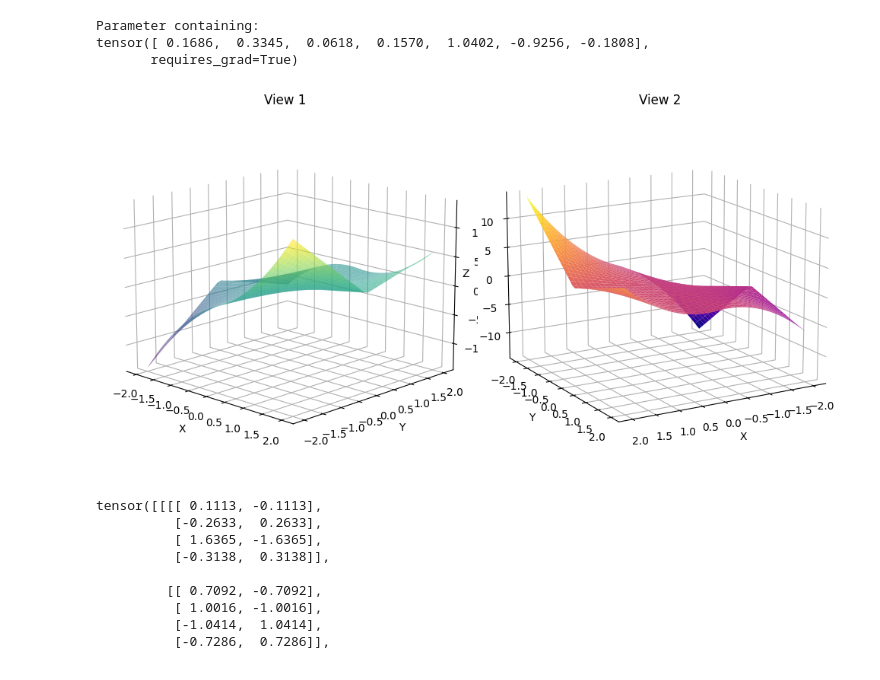
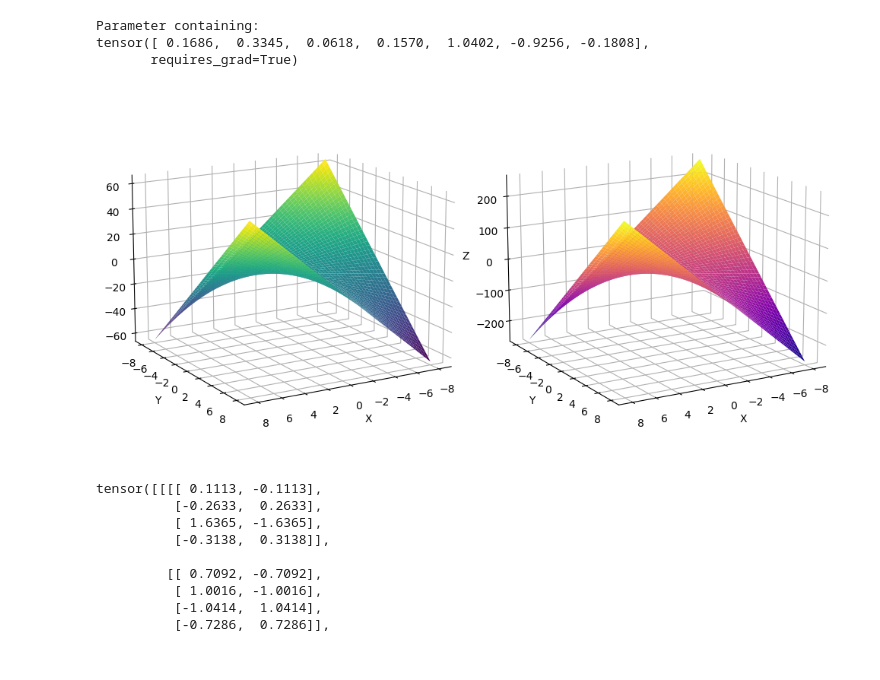
Before and after one commit to jeongwhanchoi/SAMSA, a Jupyter notebook: CASA for Graph/interactive_notebook.ipynb, the cells around one changed output. Cells and saved outputs as stored; diff of their text form; code cells hidden in the pictures.

```diff
--- a/CASA for Graph/interactive_notebook.ipynb
+++ b/CASA for Graph/interactive_notebook.ipynb
@@ -140,18 +140,31 @@ import numpy as np
 #   """Function to be plotted."""
 #   return (y + 1) * x + (y) * np.log(1 + np.exp(x))
 
-# def f(x, y):
-#   """
-#   This function takes two numbers x and y and returns the maximum of the two.
-#   """
-#   term1 = np.maximum(x + y, - y - x)
-#   # term1 = term1 * np.abs(term1)
-#   term2 = np.minimum(x - y, y - x)
-#   # term2 = term2 * np.abs(term2)
-#   return term1 + term2
-#   # return x * y
-#   # return np.log((term1 + term2) - 4 * x * y)
-#   # return np.exp(term1) + np.exp(term2)) / (np.exp(term1) + np.exp(term2) + np.exp(term1 * -1) + np.exp(term2 * -1)
+def f1(x, y):
+    """
+    This function takes two numbers x and y and returns the maximum of the two.
+    """
+    # term1 = np.maximum(x + y, - y - x)
+    # # term1 = term1 * np.abs(term1)
+    # term2 = np.minimum(x - y, y - x)
+    # # term2 = term2 * np.abs(term2)
+    # # return term1 + term2
+    return x * y
+    # return (term1 + term2)
+    # return np.exp(term1) + np.exp(term2)) / (np.exp(term1) + np.exp(term2) + np.exp(term1 * -1) + np.exp(term2 * -1)
+
+def f2(x, y):
+    """
+    This function takes two numbers x and y and returns the maximum of the two.
+    """
+    term1 = np.maximum(x + y, - y - x)
+    term1 = term1 * np.abs(term1)
+    term2 = np.minimum(x - y, y - x)
+    term2 = term2 * np.abs(term2)
+    # return term1 + term2
+    # return x * y
+    return (term1 + term2)
+    # return np.exp(term1) + np.exp(term2)) / (np.exp(term1) + np.exp(term2) + np.exp(term1 * -1) + np.exp(term2 * -1)
 
 # def f(x, y):
 #   """Function to be plotted."""
@@ -161,16 +174,16 @@ import numpy as np
 #   # return (1 - p) * x + p * np.maximum(x, 0)
 #   # return np.maximum(x, y) + np.minimum(x, y)
 
-def f(x, y):
-    return (1 - y) * x + x * np.abs(x * y)
+# def f(x, y):
+#     return (1 - y) * x + x * np.abs(x * y)
 
 # Create a mesh grid
-x = np.linspace(-2, 2, 40)
-y = np.linspace(-2, 2, 40)
+x = np.linspace(-8, 8, 1000)
+y = np.linspace(-8, 8, 1000)
 X, Y = np.meshgrid(x, y)
 
 # Calculate the function values
-Z = f(X, Y)
+Z1, Z2 = f1(X, Y), f2(X, Y)
 
 # Create the 3D plot
 fig = plt.figure(figsize=(10, 6))
@@ -179,39 +192,39 @@ fig = plt.figure(figsize=(10, 6))
 ax1 = fig.add_subplot(121, projection='3d')
 ax2 = fig.add_subplot(122, projection='3d')
 
 # Plot the surface on both subplots
-ax1.plot_surface(X, Y, Z, cmap='viridis', alpha=0.6)
-ax2.plot_surface(X, Y, Z, cmap='plasma')
+ax1.plot_surface(X, Y, Z1, cmap='viridis')
+ax2.plot_surface(X, Y, Z2, cmap='plasma')
 
 # Set labels and titles for both subplots
 ax1.set_xlabel('X')
 ax1.set_ylabel('Y')
 ax1.set_zlabel('Z')
-ax1.set_title('View 1')
+# ax1.set_title('View 1')
 
 ax2.set_xlabel('X')
 ax2.set_ylabel('Y')
 ax2.set_zlabel('Z')
-ax2.set_title('View 2')
+# ax2.set_title('View 2')
 
 # Adjust viewing angles for each subplot
-ax1.view_init(elev=15, azim=-46)
+ax1.view_init(elev=15, azim=60)
 ax2.view_init(elev=15, azim=60)
 
 # Remove unnecessary spines
 ax1.w_xaxis.set_pane_color((1.0, 1.0, 1.0, 0.0))
 ax1.w_yaxis.set_pane_color((1.0, 1.0, 1.0, 0.0))
 ax1.w_zaxis.set_pane_color((1.0, 1.0, 1.0, 0.0))
 
 ax2.w_xaxis.set_pane_color((1.0, 1.0, 1.0, 0.0))
 ax2.w_yaxis.set_pane_color((1.0, 1.0, 1.0, 0.0))
 ax2.w_zaxis.set_pane_color((1.0, 1.0, 1.0, 0.0))
 
 # Tight layout and show the plot
 plt.tight_layout()
 plt.show()
 # %% [output]
-[figure, old version]
+[figure, new version]
 # %%
 import torch
 import torch.nn as nn
```
Also changed, not shown: parts of 12 cells of this notebook, 1 other file.
